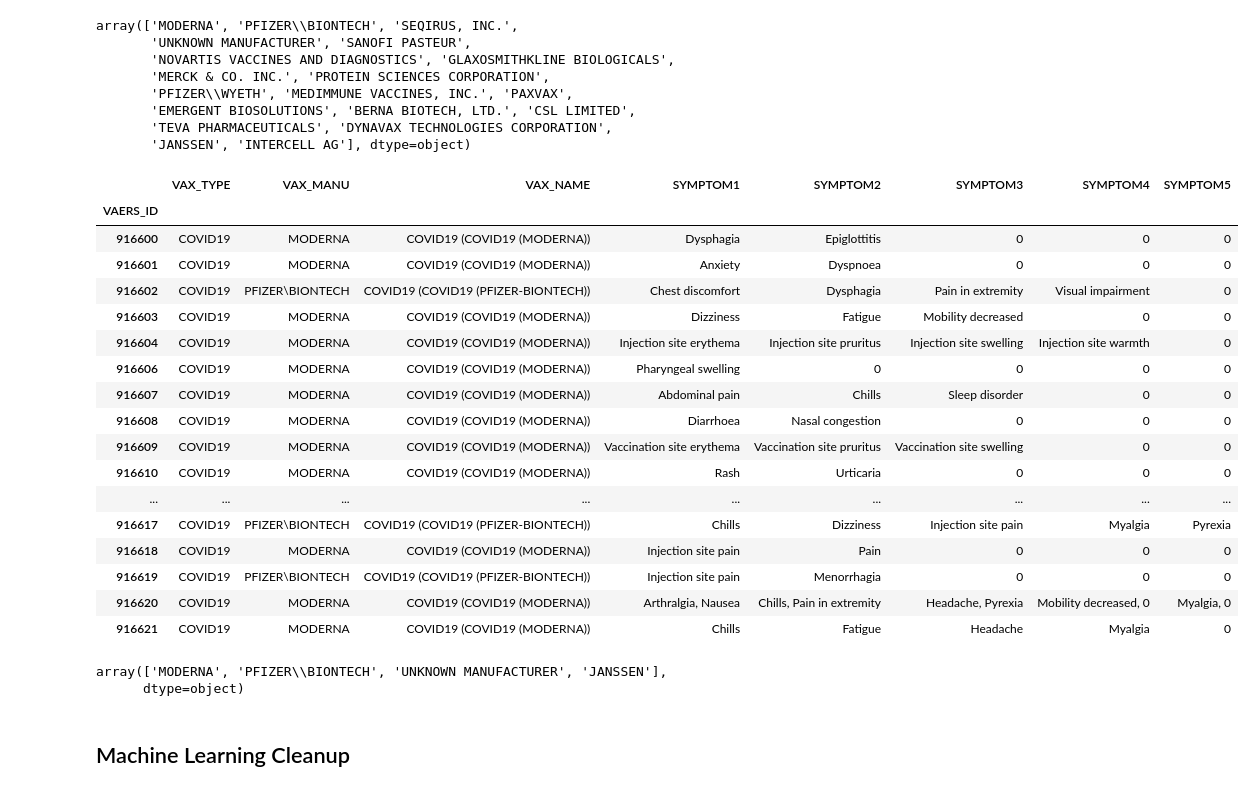
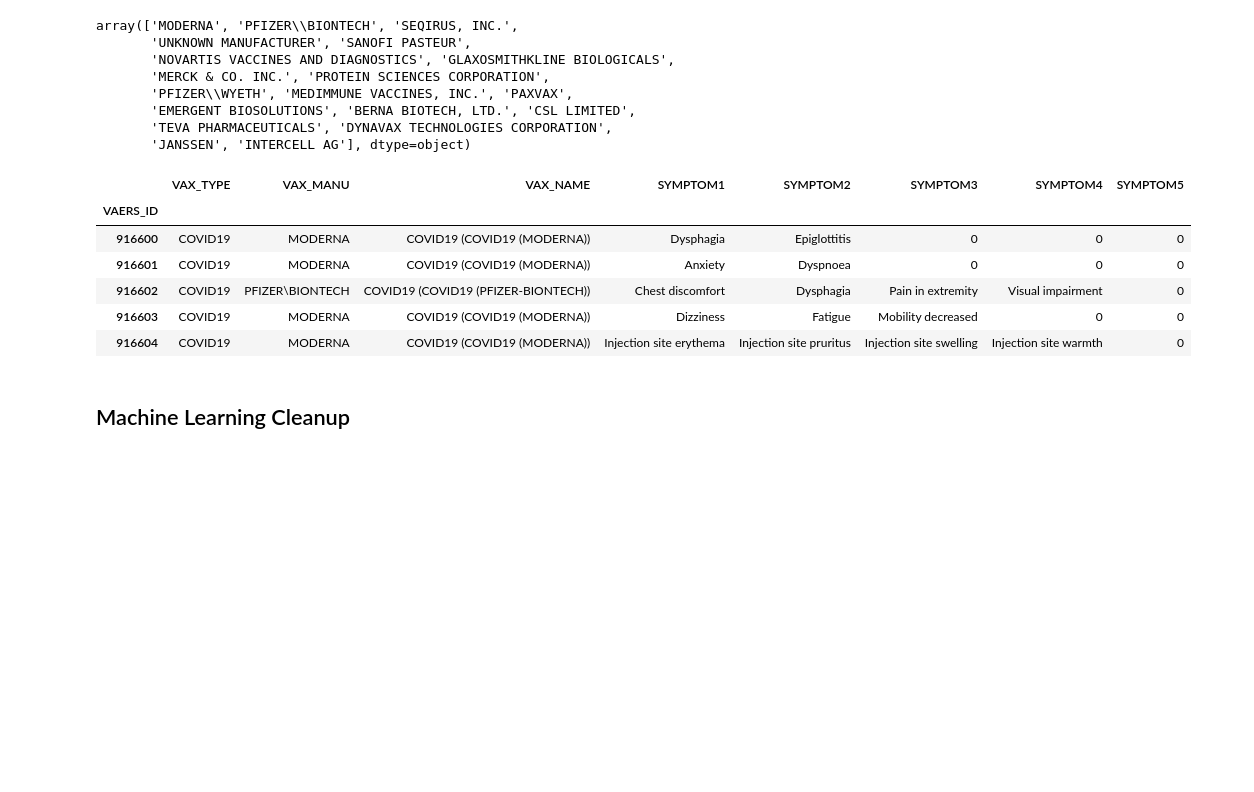
Before and after one commit to jvera01/COVID19_VAERS_ANALYSIS, a Jupyter notebook: Notebooks/VAERS_Dataset_Cleanup.ipynb, the cells around one changed output. Saved outputs shown, nothing was run; the diff lists cells and outputs as text; code cells hidden in the pictures; blank space fills up the shorter version.

```diff
--- a/Notebooks/VAERS_Dataset_Cleanup.ipynb
+++ b/Notebooks/VAERS_Dataset_Cleanup.ipynb
@@ -659,33 +670,15 @@ array(['MODERNA', 'PFIZER\\BIONTECH', 'SEQIRUS, INC.',
        'JANSSEN', 'INTERCELL AG'], dtype=object)
 # %%
 covid_df = clean_vax_symp.astype(str)[clean_vax_symp.astype(str)["VAX_TYPE"] == 'COVID19']
-covid_df.head(20)
+covid_df.head()
 # %% [output]
 |  | VAX_TYPE | VAX_MANU | VAX_NAME | SYMPTOM1 | SYMPTOM2 | SYMPTOM3 | SYMPTOM4 | SYMPTOM5 |
 | VAERS_ID |  |  |  |  |  |  |  |  |
 | 916600 | COVID19 | MODERNA | COVID19 (COVID19 (MODERNA)) | Dysphagia | Epiglottitis | 0 | 0 | 0 |
 | 916601 | COVID19 | MODERNA | COVID19 (COVID19 (MODERNA)) | Anxiety | Dyspnoea | 0 | 0 | 0 |
 | 916602 | COVID19 | PFIZER\BIONTECH | COVID19 (COVID19 (PFIZER-BIONTECH)) | Chest discomfort | Dysphagia | Pain in extremity | Visual impairment | 0 |
 | 916603 | COVID19 | MODERNA | COVID19 (COVID19 (MODERNA)) | Dizziness | Fatigue | Mobility decreased | 0 | 0 |
 | 916604 | COVID19 | MODERNA | COVID19 (COVID19 (MODERNA)) | Injection site erythema | Injection site pruritus | Injection site swelling | Injection site warmth | 0 |
-| 916606 | COVID19 | MODERNA | COVID19 (COVID19 (MODERNA)) | Pharyngeal swelling | 0 | 0 | 0 | 0 |
-| 916607 | COVID19 | MODERNA | COVID19 (COVID19 (MODERNA)) | Abdominal pain | Chills | Sleep disorder | 0 | 0 |
-| 916608 | COVID19 | MODERNA | COVID19 (COVID19 (MODERNA)) | Diarrhoea | Nasal congestion | 0 | 0 | 0 |
-| 916609 | COVID19 | MODERNA | COVID19 (COVID19 (MODERNA)) | Vaccination site erythema | Vaccination site pruritus | Vaccination site swelling | 0 | 0 |
-| 916610 | COVID19 | MODERNA | COVID19 (COVID19 (MODERNA)) | Rash | Urticaria | 0 | 0 | 0 |
-| ... | ... | ... | ... | ... | ... | ... | ... | ... |
-| 916617 | COVID19 | PFIZER\BIONTECH | COVID19 (COVID19 (PFIZER-BIONTECH)) | Chills | Dizziness | Injection site pain | Myalgia | Pyrexia |
-| 916618 | COVID19 | MODERNA | COVID19 (COVID19 (MODERNA)) | Injection site pain | Pain | 0 | 0 | 0 |
-| 916619 | COVID19 | PFIZER\BIONTECH | COVID19 (COVID19 (PFIZER-BIONTECH)) | Injection site pain | Menorrhagia | 0 | 0 | 0 |
-| 916620 | COVID19 | MODERNA | COVID19 (COVID19 (MODERNA)) | Arthralgia, Nausea | Chills, Pain in extremity | Headache, Pyrexia | Mobility decreased, 0 | Myalgia, 0 |
-| 916621 | COVID19 | MODERNA | COVID19 (COVID19 (MODERNA)) | Chills | Fatigue | Headache | Myalgia | 0 |
-# %%
-# check to make sure only covid vaccines are in the list
-covid_list = covid_df['VAX_MANU'].unique()
-covid_list
-# %% [output]
-array(['MODERNA', 'PFIZER\\BIONTECH', 'UNKNOWN MANUFACTURER', 'JANSSEN'],
-      dtype=object)
 # %%
 # covid_df.to_csv(r'../Resources/Data/VAERS_Vax_Symptoms.csv', index=True)
 # %% [markdown]
```
Also changed, not shown: parts of 25 cells of this notebook.
